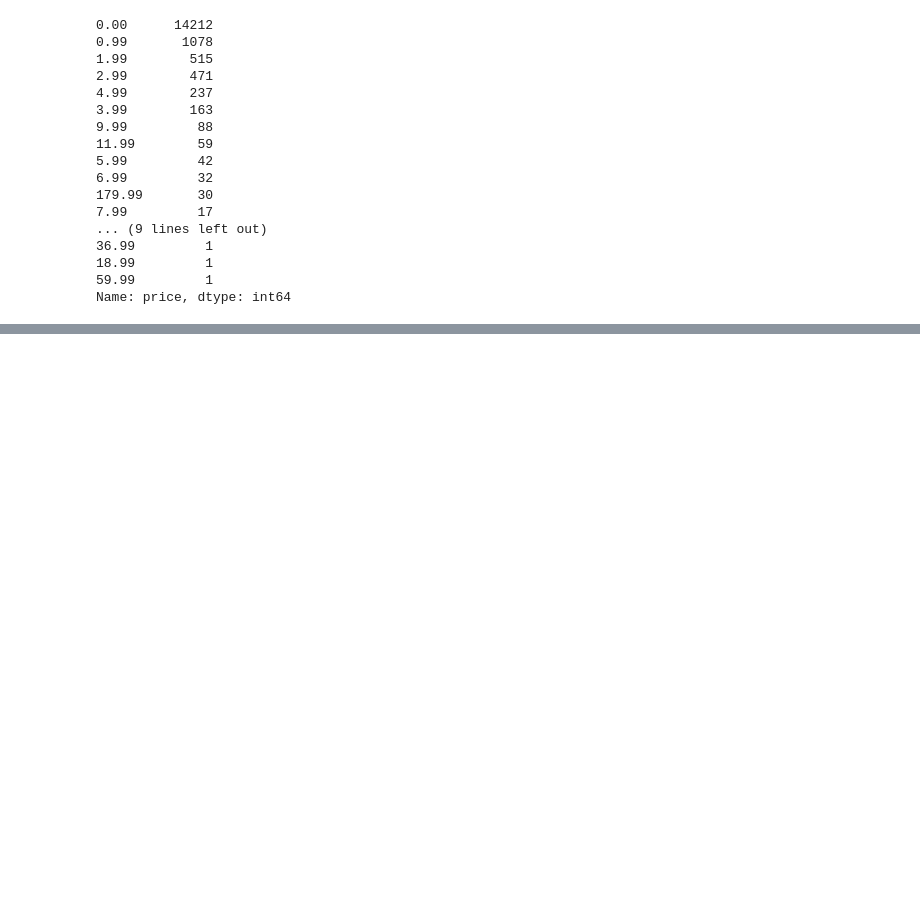
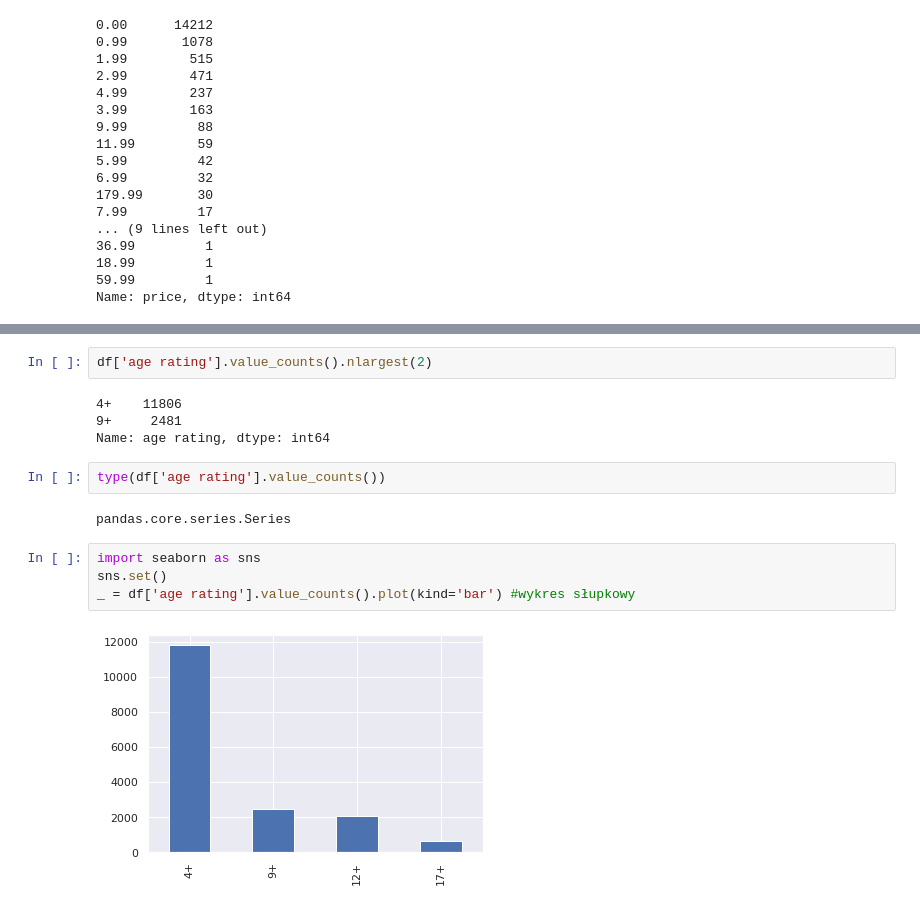
Before and after one commit to martynawl/data-science-bootcamp, a Jupyter notebook: 03_pandas.ipynb, the cells around one changed output, grey strips where cells are left out. Cells and saved outputs as stored; diff of their text form; blank space fills up the shorter version.

```diff
--- a/03_pandas.ipynb
+++ b/03_pandas.ipynb
@@ -1762,0 +1827,16 @@ Name: price, dtype: int64
+# %%
+df['age rating'].value_counts().nlargest(2)
+# %% [output]
+4+    11806
+9+     2481
+Name: age rating, dtype: int64
+# %%
+type(df['age rating'].value_counts())
+# %% [output]
+pandas.core.series.Series
+# %%
+import seaborn as sns
+sns.set()
+_ = df['age rating'].value_counts().plot(kind='bar') #wykres słupkowy
+# %% [output]
+[figure, added]
```
Also changed, not shown: parts of 69 cells of this notebook.
